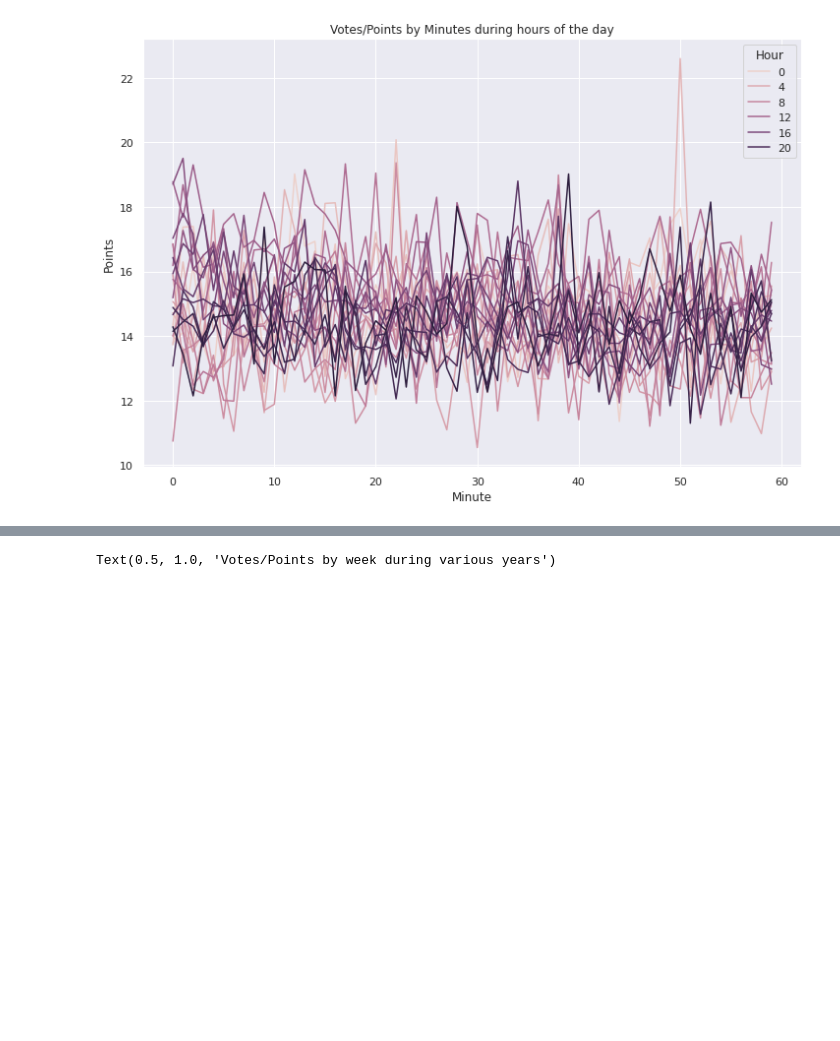
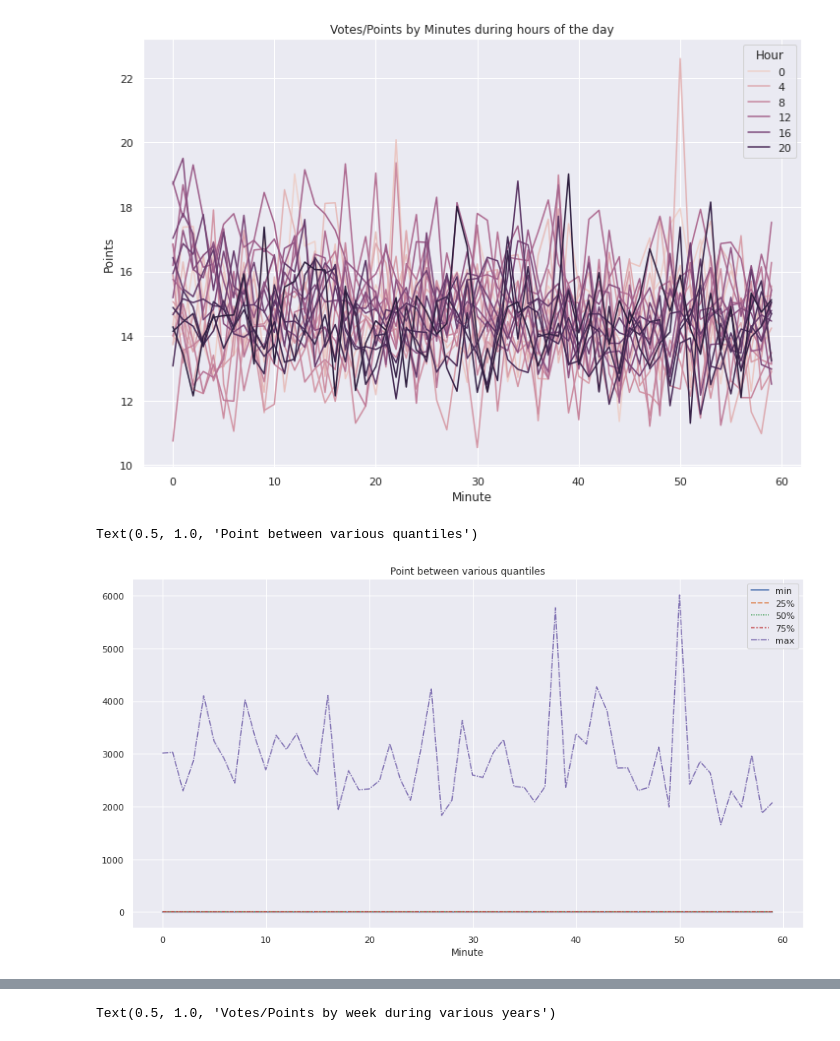
Before and after one commit to Jayjake1/100-Days-of-Code, a Jupyter notebook: hacker-news.ipynb, the cells around one changed output, grey strips where cells are left out. Cells and saved outputs as stored; diff of their text form; code cells hidden in the pictures; blank space fills up the shorter version.

```diff
--- a/hacker-news.ipynb
+++ b/hacker-news.ipynb
@@ -303,3 +323,13 @@ sns.lineplot(x=df['Minute'],y=df['Points'],hue=df['Hour'],ci=None).set_title('Vo
 # %% [output]
 Text(0.5, 1.0, 'Votes/Points by Minutes during hours of the day')
 [figure]
+# %%
+# Quantiles by Minute
+df_2 = df.copy()
+df_2 = df_2.groupby(['Minute']).describe()
+# %%
+plt.figure(figsize=[15,8])
+sns.lineplot(data=df_2['Points'][['min','25%', '50%', '75%','max']]).set_title('Point between various quantiles')
+# %% [output]
+Text(0.5, 1.0, 'Point between various quantiles')
+[figure, added]
```
Also changed, not shown: parts of 16 cells of this notebook.
